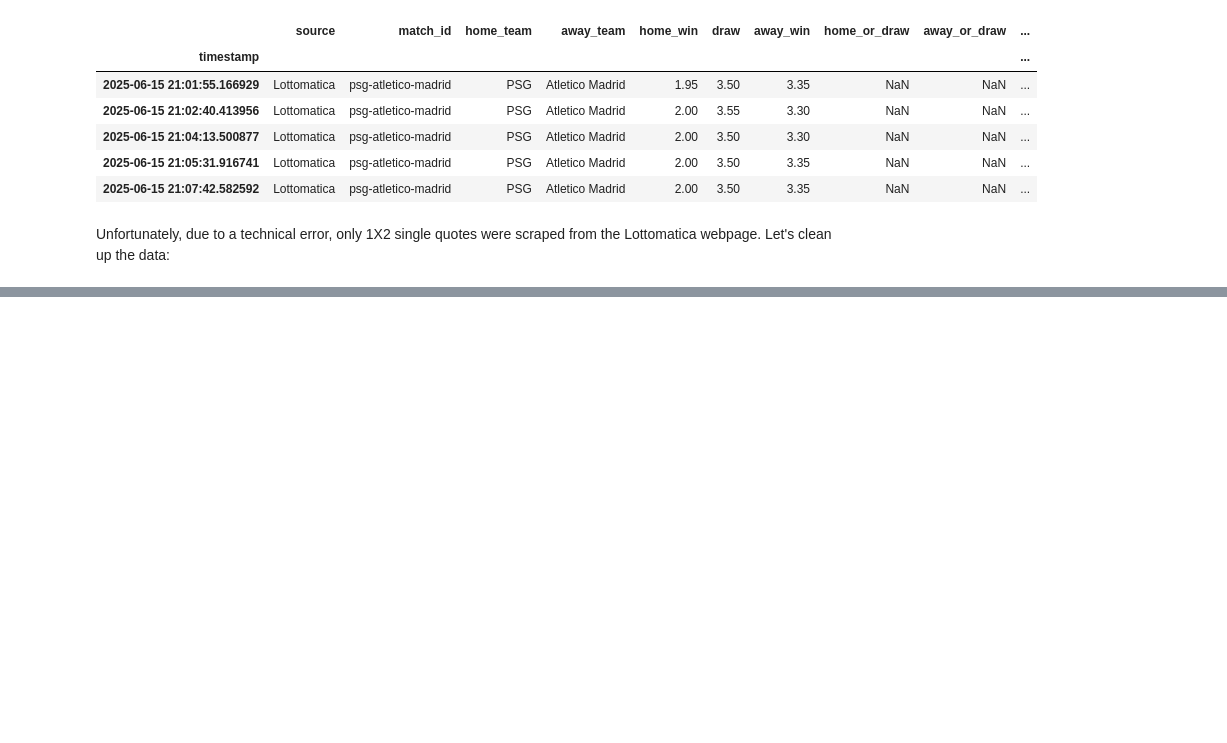
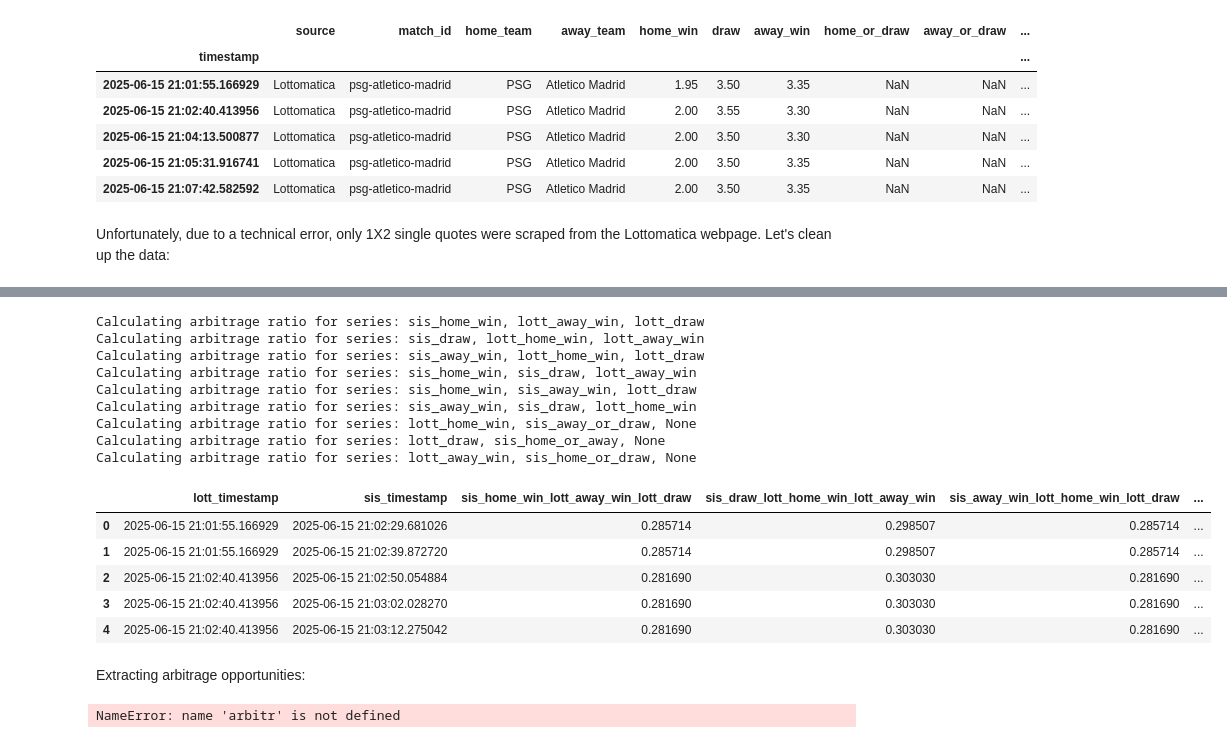
Before and after one commit to GabrieleDiCorato/aida-arbitrage-betting, a Jupyter notebook: notebooks/arbitrage_analysis.ipynb, the cells around one changed output, grey strips where cells are left out. Drawn from its saved outputs; the diff is of its cells as text; code cells hidden in the pictures; blank space fills up the shorter version.

```diff
--- a/notebooks/arbitrage_analysis.ipynb
+++ b/notebooks/arbitrage_analysis.ipynb
@@ -136,0 +296,55 @@ sisal = pd.read_csv("../data/sisal_scraper_20250615_210219.csv", sep=",", index_
+# %%
+def eval_arbitrage_ratio(s1: pd.Series, s2: pd.Series, s3: pd.Series|None = None) -> pd.Series:
+    """
+    Calculate the arbitrage ratio between betting odds series.
+    The formula is: 1/s1 + 1/s2 + 1/s3 (if s3 is provided).
+    """
+    print(f"Calculating arbitrage ratio for series: {s1.name}, {s2.name}, {s3.name if s3 is not None else 'None'}")
+    return 1 / s1 + 1 / s2 + 0 if s3 is None else 1 / s3
+# %%
+arbitrageable_odds = [
+    # Single odds (A, B, B)
+    ['sis_home_win', 'lott_away_win', 'lott_draw'],
+    ['sis_draw', 'lott_home_win', 'lott_away_win'],
+    ['sis_away_win', 'lott_home_win', 'lott_draw'],
+    # Single odds (A, A, B)
+    ['sis_home_win', 'sis_draw', 'lott_away_win'],
+    ['sis_home_win', 'sis_away_win', 'lott_draw'],
+    ['sis_away_win', 'sis_draw', 'lott_home_win'],
+    # Double chance
+    ['lott_home_win', 'sis_away_or_draw'],
+    ['lott_draw', 'sis_home_or_away'],
+    ['lott_away_win', 'sis_home_or_draw']
+]
+
+arbitrage_ratios = merged_odds[["lott_timestamp", "sis_timestamp"]].copy()
+for odds in arbitrageable_odds:
+    series = [merged_odds[col] for col in odds]
+    arbitrage_ratios[f'{"_".join(odds)}'] = eval_arbitrage_ratio(*series)
+
+arbitrage_ratios.head()
+# %% [output]
+Calculating arbitrage ratio for series: sis_home_win, lott_away_win, lott_draw
+Calculating arbitrage ratio for series: sis_draw, lott_home_win, lott_away_win
+Calculating arbitrage ratio for series: sis_away_win, lott_home_win, lott_draw
+Calculating arbitrage ratio for series: sis_home_win, sis_draw, lott_away_win
+Calculating arbitrage ratio for series: sis_home_win, sis_away_win, lott_draw
+Calculating arbitrage ratio for series: sis_away_win, sis_draw, lott_home_win
+Calculating arbitrage ratio for series: lott_home_win, sis_away_or_draw, None
+Calculating arbitrage ratio for series: lott_draw, sis_home_or_away, None
+Calculating arbitrage ratio for series: lott_away_win, sis_home_or_draw, None
+|  | lott_timestamp | sis_timestamp | sis_home_win_lott_away_win_lott_draw | sis_draw_lott_home_win_lott_away_win | sis_away_win_lott_home_win_lott_draw | ... |
+| 0 | 2025-06-15 21:01:55.166929 | 2025-06-15 21:02:29.681026 | 0.285714 | 0.298507 | 0.285714 | ... |
+| 1 | 2025-06-15 21:01:55.166929 | 2025-06-15 21:02:39.872720 | 0.285714 | 0.298507 | 0.285714 | ... |
+| 2 | 2025-06-15 21:02:40.413956 | 2025-06-15 21:02:50.054884 | 0.281690 | 0.303030 | 0.281690 | ... |
+| 3 | 2025-06-15 21:02:40.413956 | 2025-06-15 21:03:02.028270 | 0.281690 | 0.303030 | 0.281690 | ... |
+| 4 | 2025-06-15 21:02:40.413956 | 2025-06-15 21:03:12.275042 | 0.281690 | 0.303030 | 0.281690 | ... |
+# %% [markdown]
+Extracting arbitrage opportunities:
+# %%
+arbitrage_ratios = arbitrage_ratios.dropna(axis=0, how="all"
+
+arbitr
+arbitrage_ratios = arbitrage_ratios.set_index("lott_timestamp")
+# %% [output]
+NameError: name 'arbitr' is not defined
```
Also changed, not shown: parts of 14 cells of this notebook.
